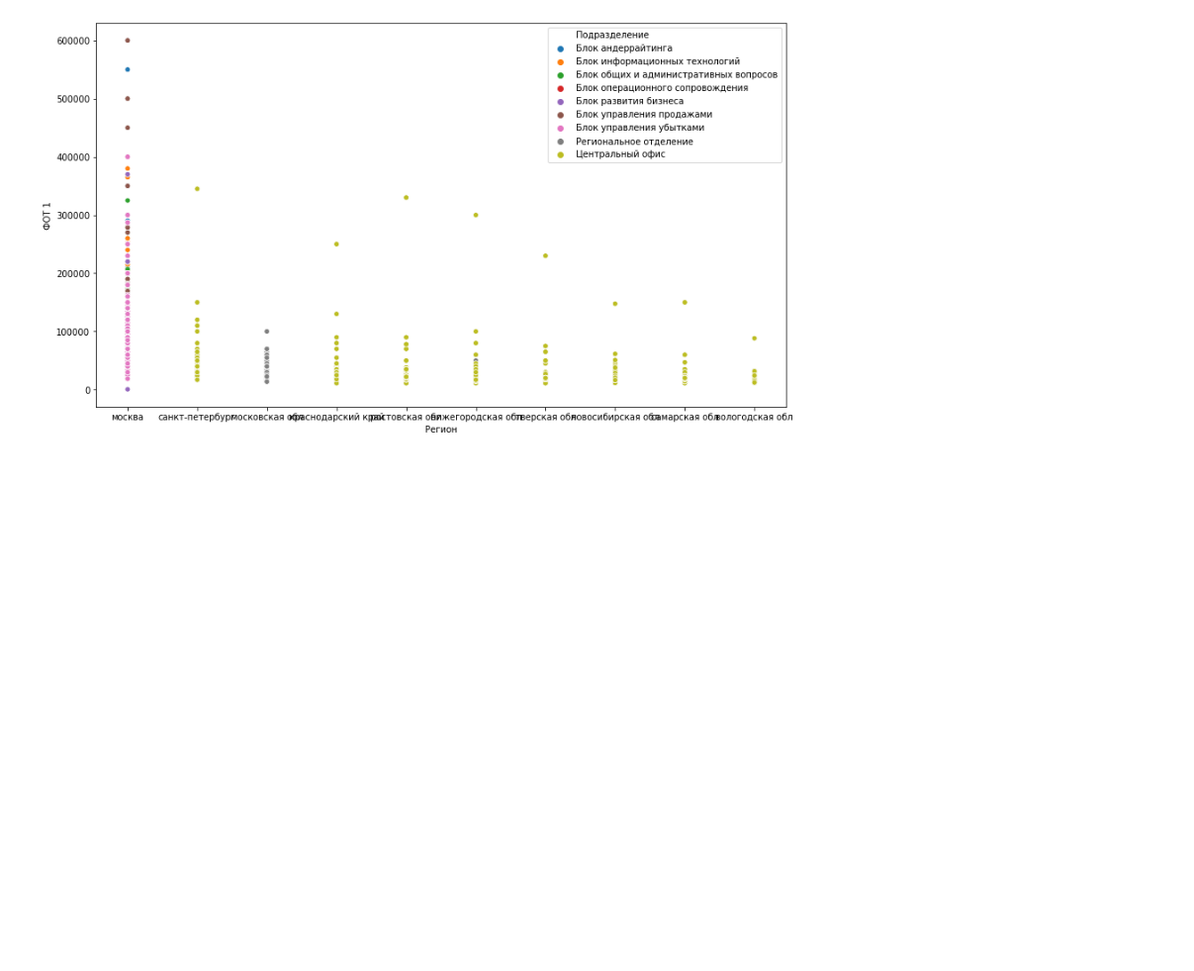
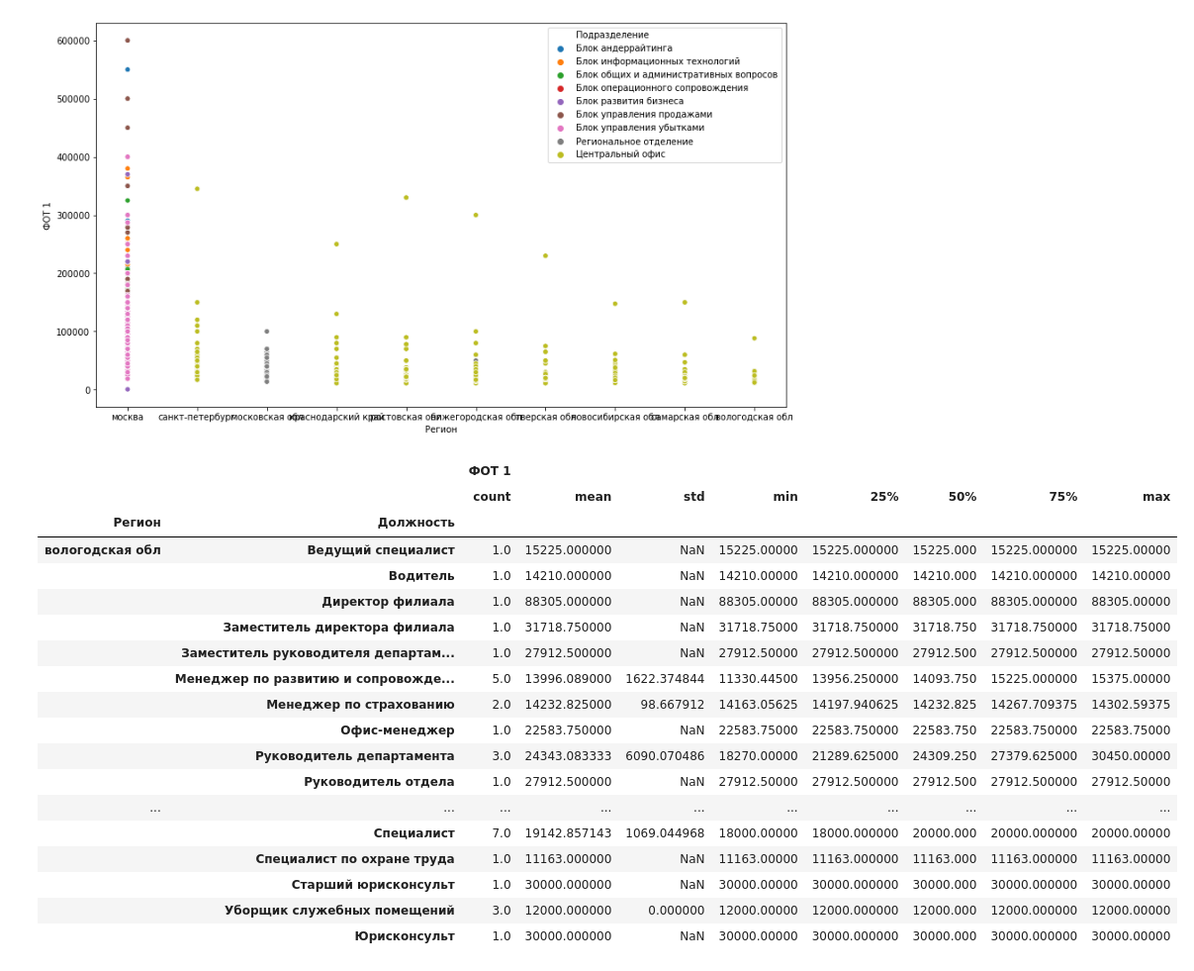
Before and after one commit to kate-red/-, a Jupyter notebook: Analysis.ipynb, the cells around one changed output. Shown at 99% size. Saved outputs shown, nothing was run; the diff lists cells and outputs as text; code cells hidden in the pictures; blank space fills up the shorter version.

```diff
--- a/Analysis.ipynb
+++ b/Analysis.ipynb
@@ -19,3 +22,29 @@ sns.scatterplot(data=data, x='Регион', y='ФОТ 1', hue='Подразде
 # %% [output]
 <matplotlib.axes._subplots.AxesSubplot at 0x...>
 [figure]
+# %%
+# Описательные статистики по уровню зарплат, сгруппированные по регионам
+describe_fot = data[['ГК/Филиал', 'Регион', 'Подразделение', 'Департамент', 'Отдел', 'Должность',
+       'ФОТ 1']]
+pd.set_option('display.max_rows', None)
+describe_fot.groupby(['Регион', 'Должность']).describe()
+# %% [output]
+|  |  | ФОТ 1 |  |  |  |  |  |  |  |
+|  |  | count | mean | std | min | 25% | 50% | 75% | max |
+| Регион | Должность |  |  |  |  |  |  |  |  |
+| вологодская обл | Ведущий специалист | 1.0 | 15225.000000 | NaN | 15225.00000 | 15225.000000 | 15225.000 | 15225.000000 | 15225.00000 |
+|  | Водитель | 1.0 | 14210.000000 | NaN | 14210.00000 | 14210.000000 | 14210.000 | 14210.000000 | 14210.00000 |
+|  | Директор филиала | 1.0 | 88305.000000 | NaN | 88305.00000 | 88305.000000 | 88305.000 | 88305.000000 | 88305.00000 |
+|  | Заместитель директора филиала | 1.0 | 31718.750000 | NaN | 31718.75000 | 31718.750000 | 31718.750 | 31718.750000 | 31718.75000 |
+|  | Заместитель руководителя департам... | 1.0 | 27912.500000 | NaN | 27912.50000 | 27912.500000 | 27912.500 | 27912.500000 | 27912.50000 |
+|  | Менеджер по развитию и сопровожде... | 5.0 | 13996.089000 | 1622.374844 | 11330.44500 | 13956.250000 | 14093.750 | 15225.000000 | 15375.00000 |
+|  | Менеджер по страхованию | 2.0 | 14232.825000 | 98.667912 | 14163.05625 | 14197.940625 | 14232.825 | 14267.709375 | 14302.59375 |
+|  | Офис-менеджер | 1.0 | 22583.750000 | NaN | 22583.75000 | 22583.750000 | 22583.750 | 22583.750000 | 22583.75000 |
+|  | Руководитель департамента | 3.0 | 24343.083333 | 6090.070486 | 18270.00000 | 21289.625000 | 24309.250 | 27379.625000 | 30450.00000 |
+|  | Руководитель отдела | 1.0 | 27912.500000 | NaN | 27912.50000 | 27912.500000 | 27912.500 | 27912.500000 | 27912.50000 |
+| ... | ... | ... | ... | ... | ... | ... | ... | ... | ... |
+|  | Специалист | 7.0 | 19142.857143 | 1069.044968 | 18000.00000 | 18000.000000 | 20000.000 | 20000.000000 | 20000.00000 |
+|  | Специалист по охране труда | 1.0 | 11163.000000 | NaN | 11163.00000 | 11163.000000 | 11163.000 | 11163.000000 | 11163.00000 |
+|  | Старший юрисконсульт | 1.0 | 30000.000000 | NaN | 30000.00000 | 30000.000000 | 30000.000 | 30000.000000 | 30000.00000 |
+|  | Уборщик служебных помещений | 3.0 | 12000.000000 | 0.000000 | 12000.00000 | 12000.000000 | 12000.000 | 12000.000000 | 12000.00000 |
+|  | Юрисконсульт | 1.0 | 30000.000000 | NaN | 30000.00000 | 30000.000000 | 30000.000 | 30000.000000 | 30000.00000 |
```
Also changed, not shown: parts of 9 cells of this notebook.
